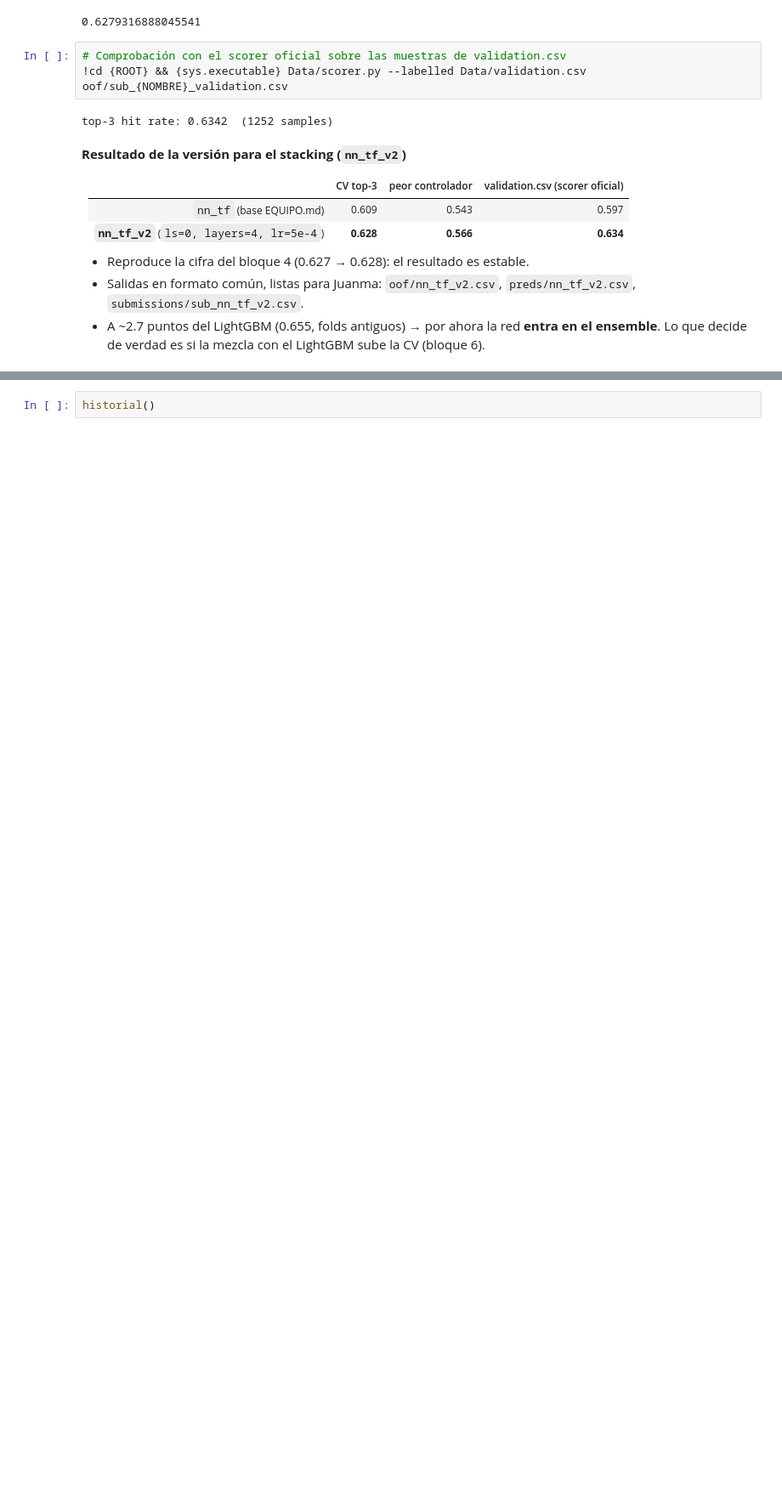
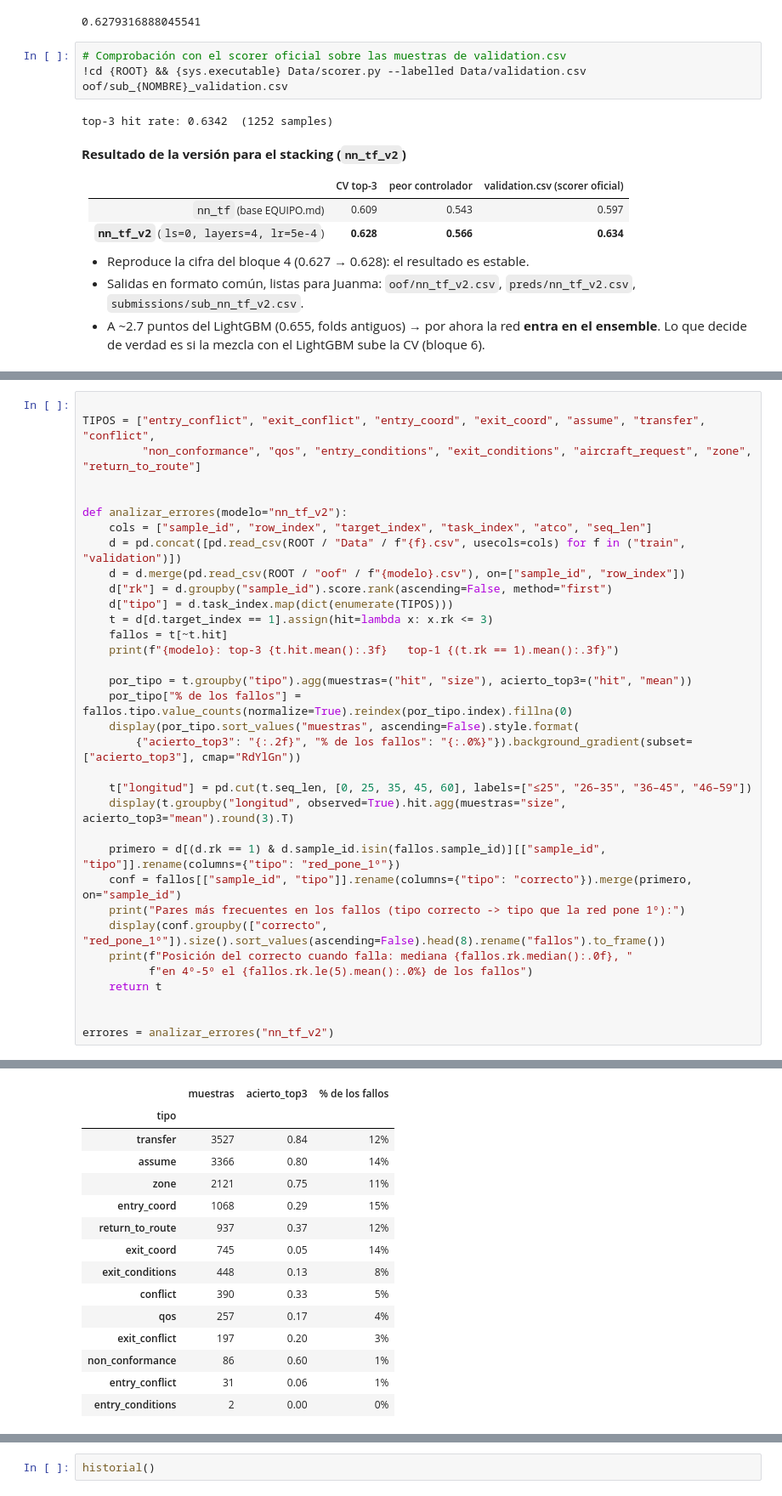
Before and after one commit to T1N8T/FlowDataLab, a Jupyter notebook: notebooks/NN_pablo.ipynb, the cells around one changed output, grey strips where cells are left out. Shown at 85% size. Cells and saved outputs as stored; diff of their text form; blank space fills up the shorter version.

Commit message:
Notebook de la red: análisis de errores de nn_tf_v2
Co-Authored-By: Claude Opus 5.5 <noreply@anthropic.com>

```diff
--- a/notebooks/NN_pablo.ipynb
+++ b/notebooks/NN_pablo.ipynb
@@ -423,0 +431,35 @@ top-3 hit rate: 0.6342  (1252 samples)
+# %%
+
+TIPOS = ["entry_conflict", "exit_conflict", "entry_coord", "exit_coord", "assume", "transfer", "conflict",
+         "non_conformance", "qos", "entry_conditions", "exit_conditions", "aircraft_request", "zone", "return_to_route"]
+
+
+def analizar_errores(modelo="nn_tf_v2"):
+    cols = ["sample_id", "row_index", "target_index", "task_index", "atco", "seq_len"]
+    d = pd.concat([pd.read_csv(ROOT / "Data" / f"{f}.csv", usecols=cols) for f in ("train", "validation")])
+    d = d.merge(pd.read_csv(ROOT / "oof" / f"{modelo}.csv"), on=["sample_id", "row_index"])
+    d["rk"] = d.groupby("sample_id").score.rank(ascending=False, method="first")
+    d["tipo"] = d.task_index.map(dict(enumerate(TIPOS)))
+    t = d[d.target_index == 1].assign(hit=lambda x: x.rk <= 3)
+    fallos = t[~t.hit]
+    print(f"{modelo}: top-3 {t.hit.mean():.3f}   top-1 {(t.rk == 1).mean():.3f}")
+
+    por_tipo = t.groupby("tipo").agg(muestras=("hit", "size"), acierto_top3=("hit", "mean"))
+    por_tipo["% de los fallos"] = fallos.tipo.value_counts(normalize=True).reindex(por_tipo.index).fillna(0)
+    display(por_tipo.sort_values("muestras", ascending=False).style.format(
+        {"acierto_top3": "{:.2f}", "% de los fallos": "{:.0%}"}).background_gradient(subset=["acierto_top3"], cmap="RdYlGn"))
+
+    t["longitud"] = pd.cut(t.seq_len, [0, 25, 35, 45, 60], labels=["≤25", "26–35", "36–45", "46–59"])
+    display(t.groupby("longitud", observed=True).hit.agg(muestras="size", acierto_top3="mean").round(3).T)
+
+    primero = d[(d.rk == 1) & d.sample_id.isin(fallos.sample_id)][["sample_id", "tipo"]].rename(columns={"tipo": "red_pone_1º"})
+    conf = fallos[["sample_id", "tipo"]].rename(columns={"tipo": "correcto"}).merge(primero, on="sample_id")
+    print("Pares más frecuentes en los fallos (tipo correcto -> tipo que la red pone 1º):")
+    display(conf.groupby(["correcto", "red_pone_1º"]).size().sort_values(ascending=False).head(8).rename("fallos").to_frame())
+    print(f"Posición del correcto cuando falla: mediana {fallos.rk.median():.0f}, "
+          f"en 4º-5º el {fallos.rk.le(5).mean():.0%} de los fallos")
+    return t
+
+
+errores = analizar_errores("nn_tf_v2")
+# %% [output]
@@ -423,0 +467,15 @@ top-3 hit rate: 0.6342  (1252 samples)
+|  | muestras | acierto_top3 | % de los fallos |
+| tipo |  |  |  |
+| transfer | 3527 | 0.84 | 12% |
+| assume | 3366 | 0.80 | 14% |
+| zone | 2121 | 0.75 | 11% |
+| entry_coord | 1068 | 0.29 | 15% |
+| return_to_route | 937 | 0.37 | 12% |
+| exit_coord | 745 | 0.05 | 14% |
+| exit_conditions | 448 | 0.13 | 8% |
+| conflict | 390 | 0.33 | 5% |
+| qos | 257 | 0.17 | 4% |
+| exit_conflict | 197 | 0.20 | 3% |
+| non_conformance | 86 | 0.60 | 1% |
+| entry_conflict | 31 | 0.06 | 1% |
+| entry_conditions | 2 | 0.00 | 0% |
```
Also changed, not shown: parts of 4 cells of this notebook.
